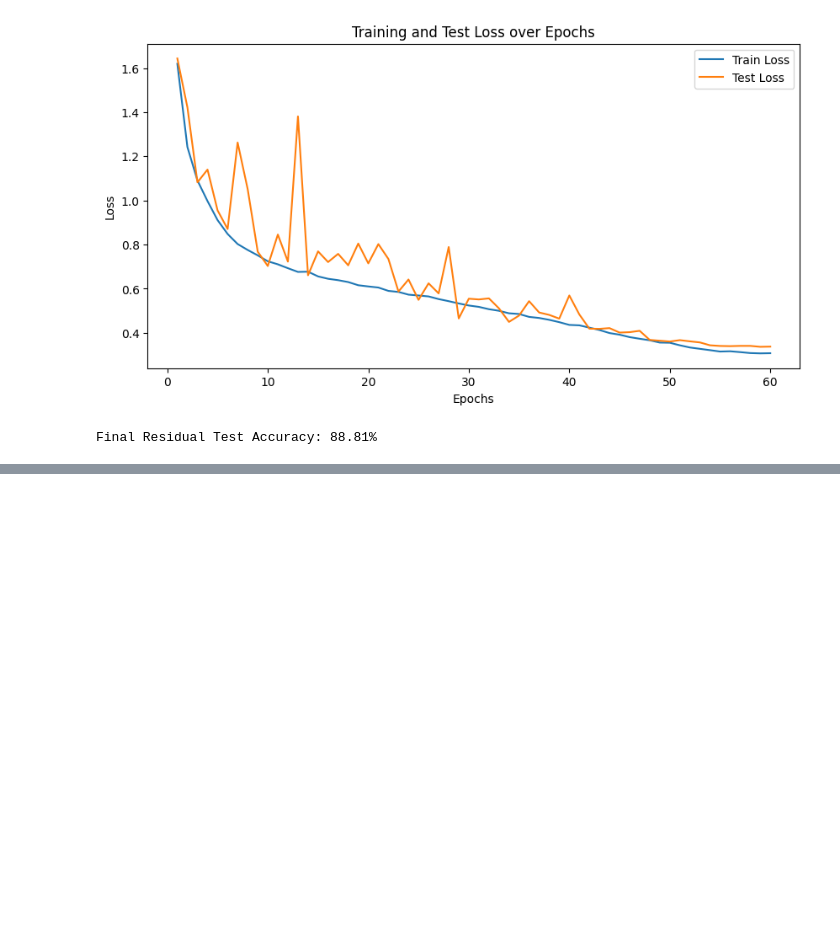
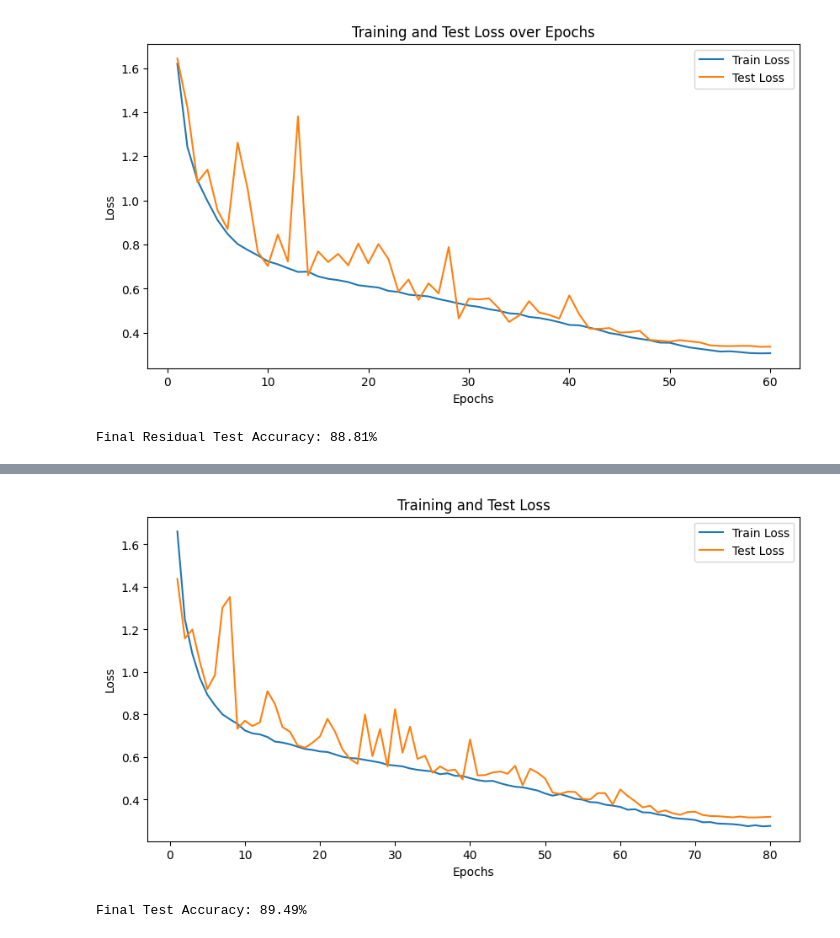
Before and after one commit to yashc73080/CS462-Deep-Learning, a Jupyter notebook: HW4/best_cifar.ipynb, the cells around one changed output, grey strips where cells are left out. Saved outputs shown, nothing was run; the diff lists cells and outputs as text; code cells hidden in the pictures; blank space fills up the shorter version.

Commit message:
trained

```diff
--- a/HW4/best_cifar.ipynb
+++ b/HW4/best_cifar.ipynb
@@ -57,6 +57,8 @@ def load_model(model, path, device):
     model.to(device)
 
 def save_checkpoint(model, optimizer, path, scheduler=None, epoch=0):
+    # Ensure directory exists
+    os.makedirs(os.path.dirname(path) or '.', exist_ok=True)
     torch.save({
         'epoch': epoch,
         'model_state': model.state_dict(),
@@ -71,10 +73,8 @@ def load_checkpoint(model, path, optimizer=None, scheduler=None, device='cpu'):
         optimizer.load_state_dict(checkpoint['optimizer_state'])
     if scheduler is not None and checkpoint.get('scheduler_state') is not None:
         scheduler.load_state_dict(checkpoint['scheduler_state'])
-    start_epoch = checkpoint.get('epoch', 0)
-    model.to(device)
 
-    return start_epoch
+    return checkpoint.get('epoch', 0)
 # %% [markdown]
 ## Models
 # %%
@@ -217,15 +217,22 @@ def train_model(model, train_loader, test_loader, num_epochs=10, lr=0.001, decay
 
     criterion = nn.CrossEntropyLoss()
     optimizer = optim.Adam(model.parameters(), lr=lr, weight_decay=decay)
-    scheduler = optim.lr_scheduler.CosineAnnealingLR(optimizer, T_max=max(1, num_epochs))
 
+    # Scheduler covers the remaining epochs
+    scheduler = optim.lr_scheduler.CosineAnnealingLR(optimizer, T_max=num_epochs)
+
+    # Resume logic
     if resume and checkpoint_path is not None and os.path.exists(checkpoint_path):
-        checkpoint_epoch = load_checkpoint(checkpoint_path, model, optimizer, scheduler, device=device)
-        # resume from the next epoch
-        start_epoch = checkpoint_epoch
+        print(f"Resuming from checkpoint: {checkpoint_path}")
+        loaded_epoch = load_checkpoint(model, checkpoint_path, optimizer, scheduler, device=device)
+        start_epoch = loaded_epoch + 1
+        # Fast-forward scheduler to correct step
+        for _ in range(start_epoch):
+            scheduler.step()
+
+    print(f"Training from epoch {start_epoch+1} to {num_epochs}")
 
     for epoch in range(start_epoch, num_epochs):
-
         model.train()
         running_loss = 0.0
         for inputs, labels in train_loader:
@@ -263,15 +270,15 @@ def train_model(model, train_loader, test_loader, num_epochs=10, lr=0.001, decay
         print(f"Epoch {epoch+1}/{num_epochs}, Train Loss: {epoch_loss:.4f}, Test Loss: {epoch_test_loss:.4f}")
 
         if save_checkpoint_path is not None:
-            save_checkpoint(save_checkpoint_path, model, optimizer, scheduler, epoch + 1)
+            save_checkpoint(model, optimizer, save_checkpoint_path, scheduler, epoch)
 
     if plot:
         plt.figure(figsize=(10, 5))
-        plt.plot(range(1, num_epochs + 1), train_losses, label='Train Loss')
-        plt.plot(range(1, num_epochs + 1), test_losses, label='Test Loss')
+        plt.plot(range(start_epoch + 1, num_epochs + 1), train_losses, label='Train Loss')
+        plt.plot(range(start_epoch + 1, num_epochs + 1), test_losses, label='Test Loss')
         plt.xlabel('Epochs')
         plt.ylabel('Loss')
-        plt.title('Training and Test Loss over Epochs')
+        plt.title('Training and Test Loss')
         plt.legend()
         plt.show()
 
@@ -373,3 +380,10 @@ Epoch 59/60, Train Loss: 0.3066, Test Loss: 0.3364
 Epoch 60/60, Train Loss: 0.3074, Test Loss: 0.3373
 [figure]
 Final Residual Test Accuracy: 88.81%
+# %%
+rescnn3 = ResidualConvNetwork(input_size=(3, 32, 32), device=device)
+rescnn3, res3_train_losses, res3_test_losses = train_model(rescnn3, cifar_train_loader, cifar_test_loader, num_epochs=80, lr=0.003, decay=1e-3, plot=True, device=device,
+                                                           save_checkpoint_path="checkpoints/rescnn3_ckpt.pth")
+final_res3_test_accuracy = test_model(rescnn3, cifar_test_loader, device=device)
+print(f"Final Test Accuracy: {final_res3_test_accuracy:.2f}%")
+# %% [output]
@@ -375,0 +407,2 @@ Final Residual Test Accuracy: 88.81%
+[figure, added]
+Final Test Accuracy: 89.49%
```
Also changed, not shown: parts of 2 cells of this notebook.
